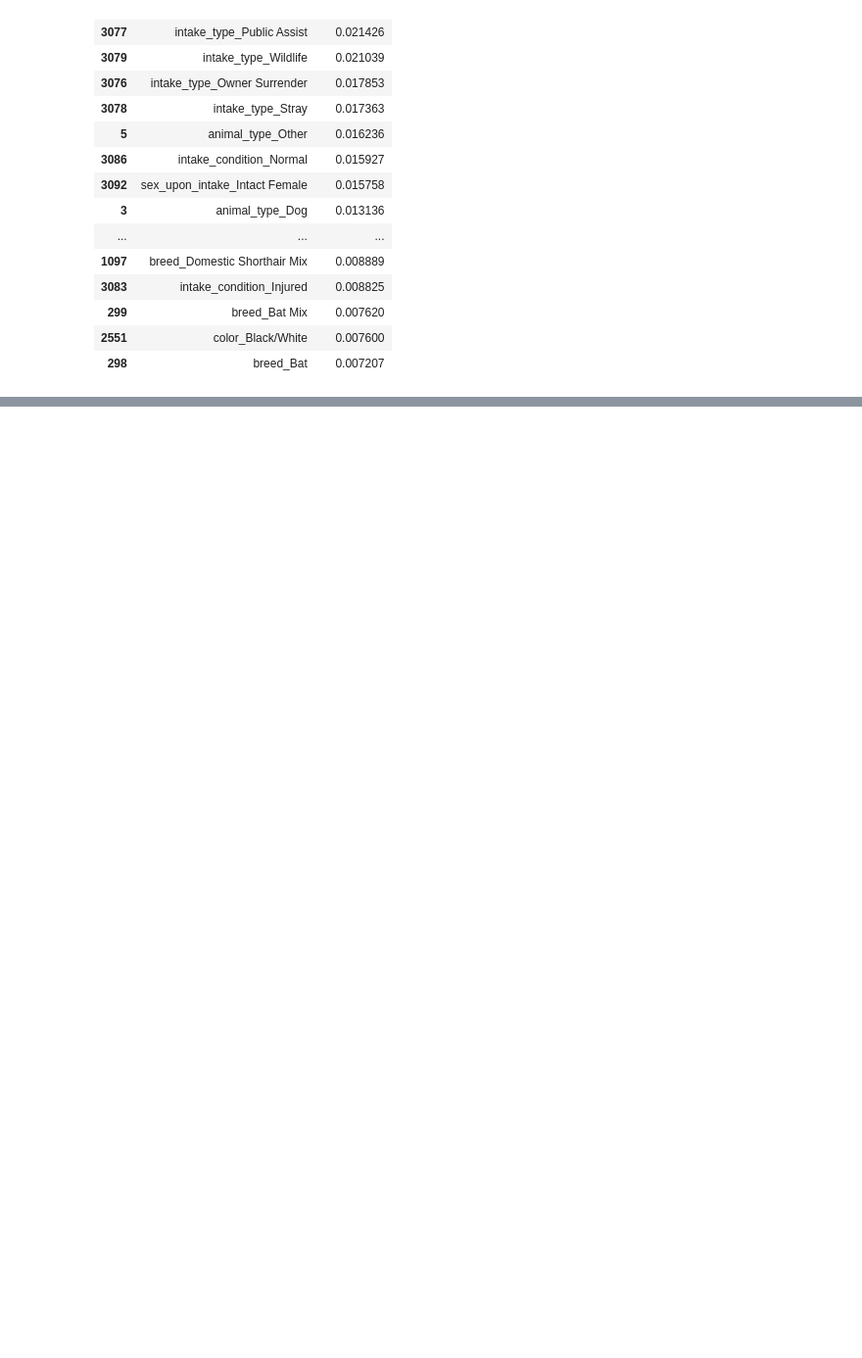
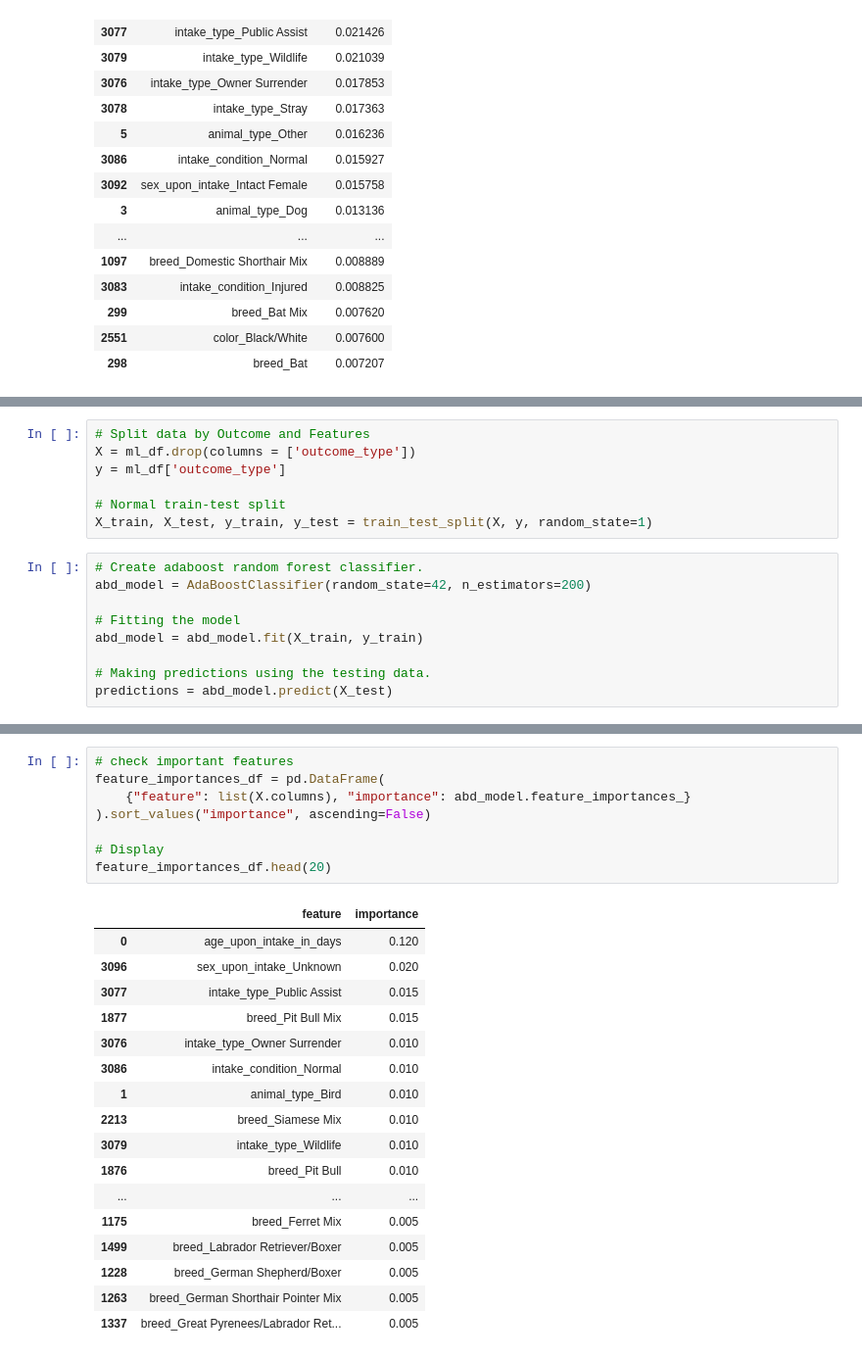
Before and after one commit to ilaha/Austin_AniML_Rescue, a Jupyter notebook: Machine_Learning.ipynb, the cells around one changed output, grey strips where cells are left out. Shown at 98% size. Cells and saved outputs as stored; diff of their text form; blank space fills up the shorter version.

Commit message:
ran more ML tests; added SQL connection to merged_csv_cleaning

```diff
--- a/Machine_Learning.ipynb
+++ b/Machine_Learning.ipynb
@@ -280,0 +354,16 @@ feature_importances_df.head(20)
+# %%
+# Split data by Outcome and Features
+X = ml_df.drop(columns = ['outcome_type'])
+y = ml_df['outcome_type']
+
+# Normal train-test split
+X_train, X_test, y_train, y_test = train_test_split(X, y, random_state=1)
+# %%
+# Create adaboost random forest classifier.
+abd_model = AdaBoostClassifier(random_state=42, n_estimators=200)
+
+# Fitting the model
+abd_model = abd_model.fit(X_train, y_train)
+
+# Making predictions using the testing data.
+predictions = abd_model.predict(X_test)
@@ -280,0 +387,26 @@ feature_importances_df.head(20)
+# %%
+# check important features
+feature_importances_df = pd.DataFrame(
+    {"feature": list(X.columns), "importance": abd_model.feature_importances_}
+).sort_values("importance", ascending=False)
+
+# Display
+feature_importances_df.head(20)
+# %% [output]
+|  | feature | importance |
+| 0 | age_upon_intake_in_days | 0.120 |
+| 3096 | sex_upon_intake_Unknown | 0.020 |
+| 3077 | intake_type_Public Assist | 0.015 |
+| 1877 | breed_Pit Bull Mix | 0.015 |
+| 3076 | intake_type_Owner Surrender | 0.010 |
+| 3086 | intake_condition_Normal | 0.010 |
+| 1 | animal_type_Bird | 0.010 |
+| 2213 | breed_Siamese Mix | 0.010 |
+| 3079 | intake_type_Wildlife | 0.010 |
+| 1876 | breed_Pit Bull | 0.010 |
+| ... | ... | ... |
+| 1175 | breed_Ferret Mix | 0.005 |
+| 1499 | breed_Labrador Retriever/Boxer | 0.005 |
+| 1228 | breed_German Shepherd/Boxer | 0.005 |
+| 1263 | breed_German Shorthair Pointer Mix | 0.005 |
+| 1337 | breed_Great Pyrenees/Labrador Ret... | 0.005 |
```
Also changed, not shown: parts of 13 cells of this notebook, 2 other files.
